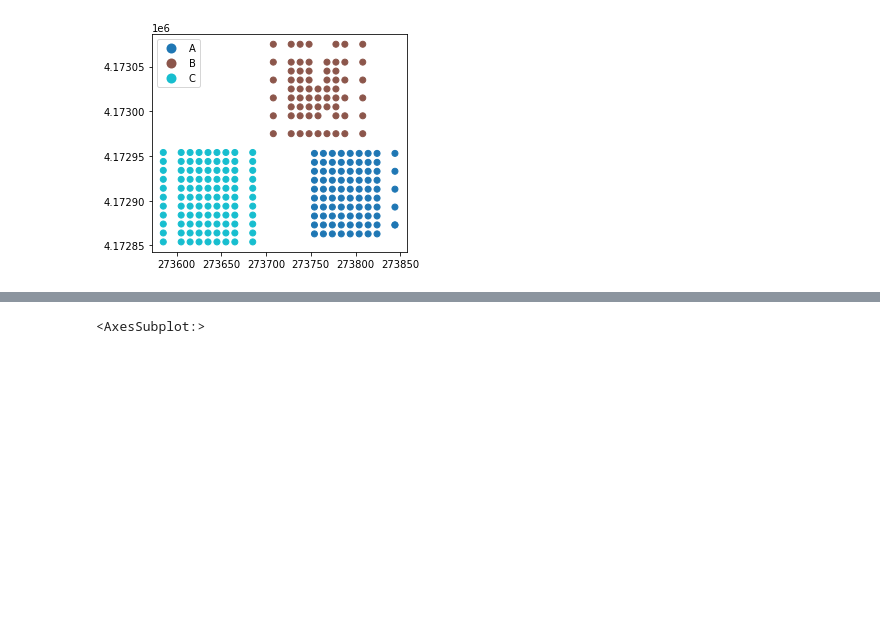
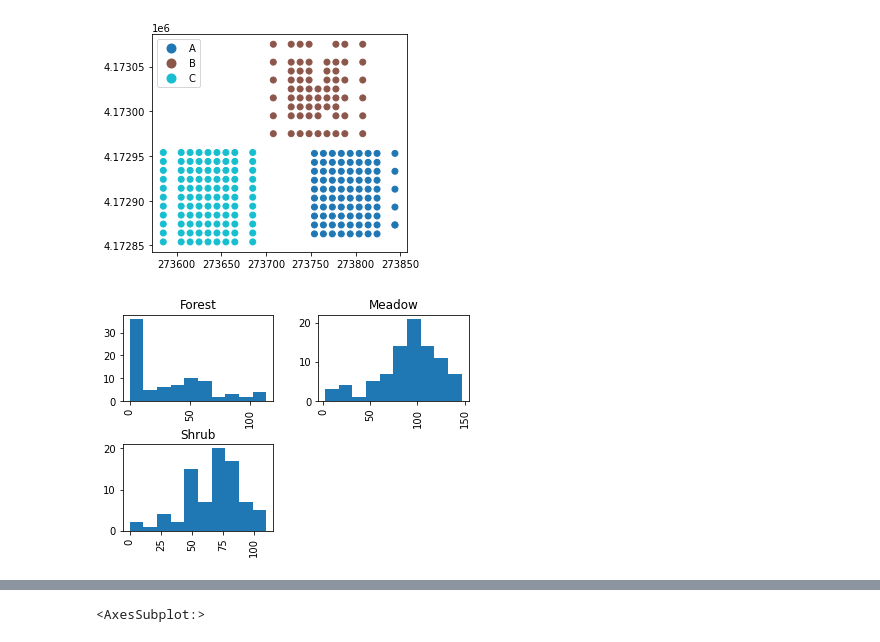
Before and after one commit to mariannecowherd/pe_snow_fires, a Jupyter notebook: ICB/snowgrid.ipynb, the cells around one changed output, grey strips where cells are left out. Drawn from its saved outputs; the diff is of its cells as text; code cells hidden in the pictures; blank space fills up the shorter version.

```diff
--- a/ICB/snowgrid.ipynb
+++ b/ICB/snowgrid.ipynb
@@ -40,3 +40,8 @@ gdf.plot(column='Grid',categorical=True,legend=True)
 <AxesSubplot:>
 [figure]
 [figure]
+# %%
+gdf.hist(column='Average_cm',by='Dominant Vegetation')
+plt.show()
+# %% [output]
+[figure, added]
```
Also changed, not shown: parts of 1 cell of this notebook, 37 other files.
